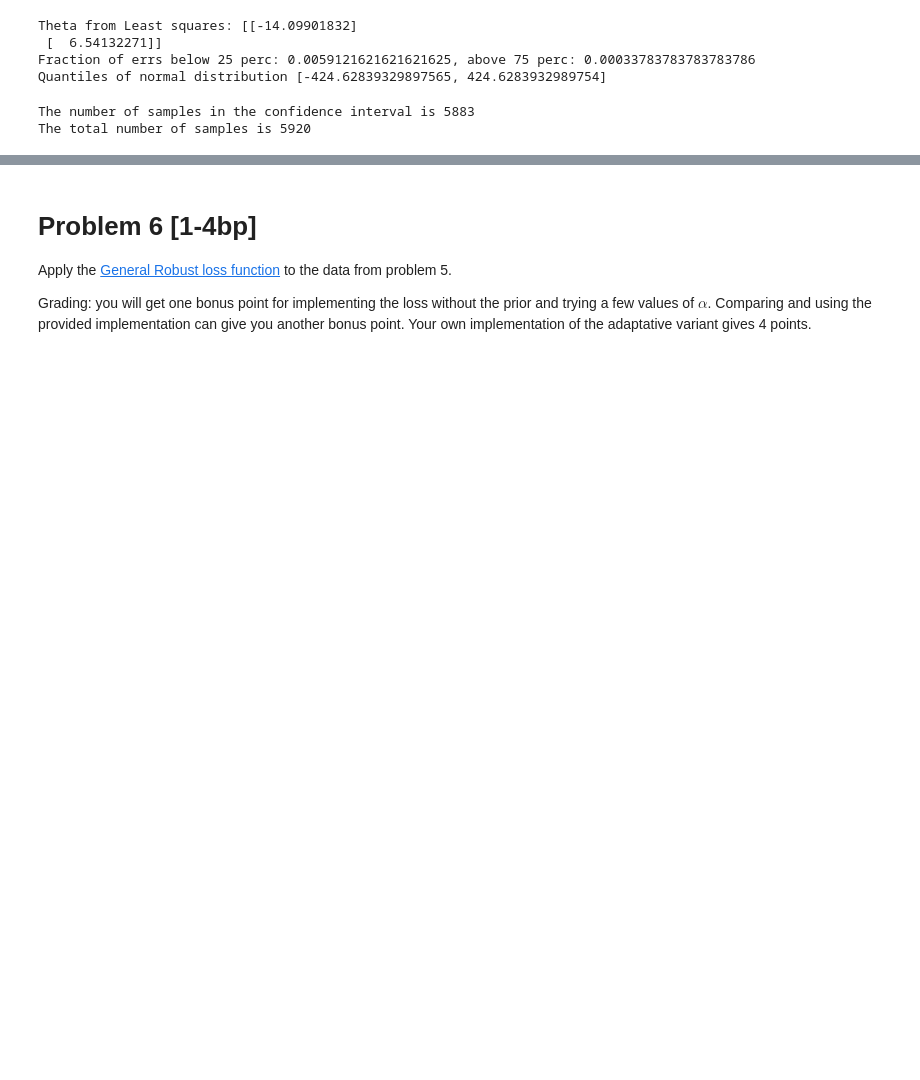
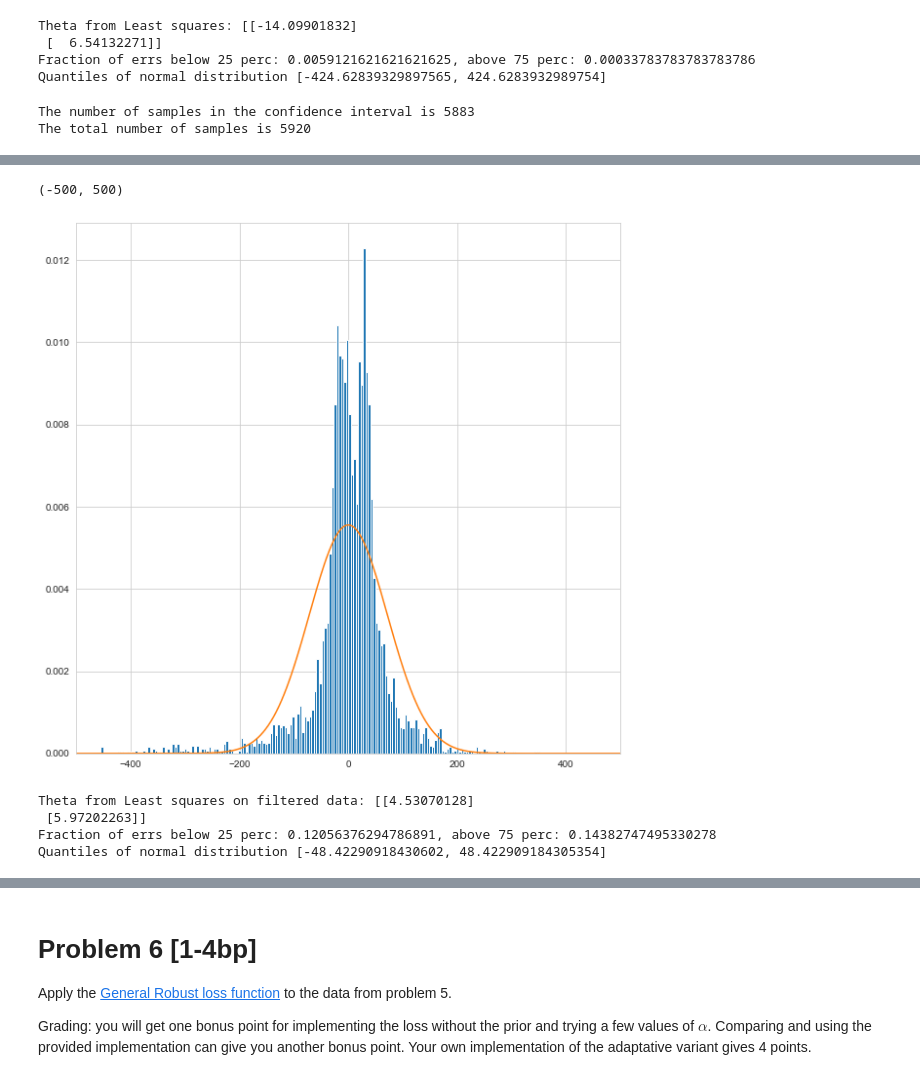
Before and after one commit to M-Grabias/Bayes_classifier, a Jupyter notebook: Assignment2.ipynb, the cells around one changed output, grey strips where cells are left out. Saved outputs shown, nothing was run; the diff lists cells and outputs as text; code cells hidden in the pictures; blank space fills up the shorter version.

```diff
--- a/Assignment2.ipynb
+++ b/Assignment2.ipynb
@@ -1147,0 +1106,42 @@ Fraction of negative errs: 0.746284 (should be 0.750000)
+# %%
+filtered_data = data[['rooms','area','price']][(data['residuals'] < 500) & (data['residuals'] > -500)]
+
+X_filter = np.stack((np.ones_like(filtered_data.area), filtered_data.area)).T
+Y_filter = np.asarray(filtered_data.price)[:, None]
+
+least_squares_filter_data = [X_filter,Y_filter]
+least_squares_filter_theta = poly_fit(least_squares_filter_data, degree = 1., alpha = 0.)
+# %%
+filtered_residuals = (X_filter @ least_squares_filter_theta - Y_filter).reshape(-1,1)
+filtered_data['residuals'] = filtered_residuals
+
+meanf,stdf = sstats.norm.fit(filtered_residuals)
+
+quant_25f = sstats.norm.ppf(0.25, loc = meanf, scale = stdf)
+quant_75f = sstats.norm.ppf(0.75, loc = meanf, scale = stdf)
+quantsf = [quant_25f, quant_75f]
+
+plt.figure(figsize = (10,10))
+plt.hist(filtered_residuals, bins = 200, density = True)
+
+plt.plot(x, sstats.norm.pdf(x, meanf, stdf))
+plt.xlim(-500, 500)
+# %% [output]
+(-500, 500)
+[figure, added]
+# %%
+# ratio of prices below the estimated 75 percentile.
+
+ratio_above_75f = len(filtered_data['residuals'][filtered_data['residuals'] > quant_75f]) \
+                                                    / len(filtered_residuals)
+ratio_below_25f = len(filtered_data['residuals'][filtered_data['residuals'] < quant_25f]) \
+                                                    / len(filtered_residuals)
+
+print(f'Theta from Least squares on filtered data: {least_squares_filter_theta}')
+print(f'Fraction of errs below 25 perc: {ratio_below_25f}, above 75 perc: {ratio_above_75f}')
+print(f'Quantiles of normal distribution {quantsf}')
+# %% [output]
+Theta from Least squares on filtered data: [[4.53070128]
+ [5.97202263]]
+Fraction of errs below 25 perc: 0.12056376294786891, above 75 perc: 0.14382747495330278
+Quantiles of normal distribution [-48.42290918430602, 48.422909184305354]
```
Also changed, not shown: parts of 18 cells of this notebook.
